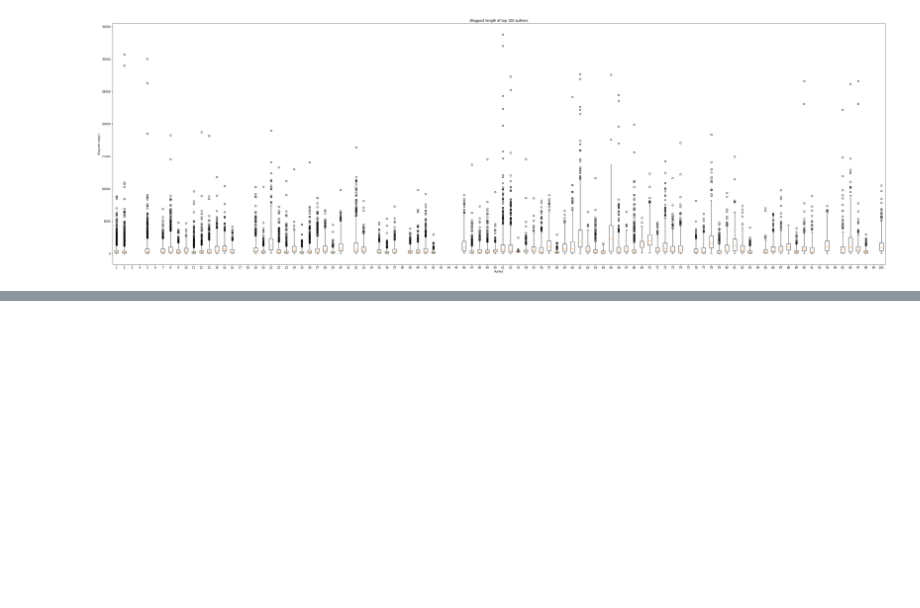
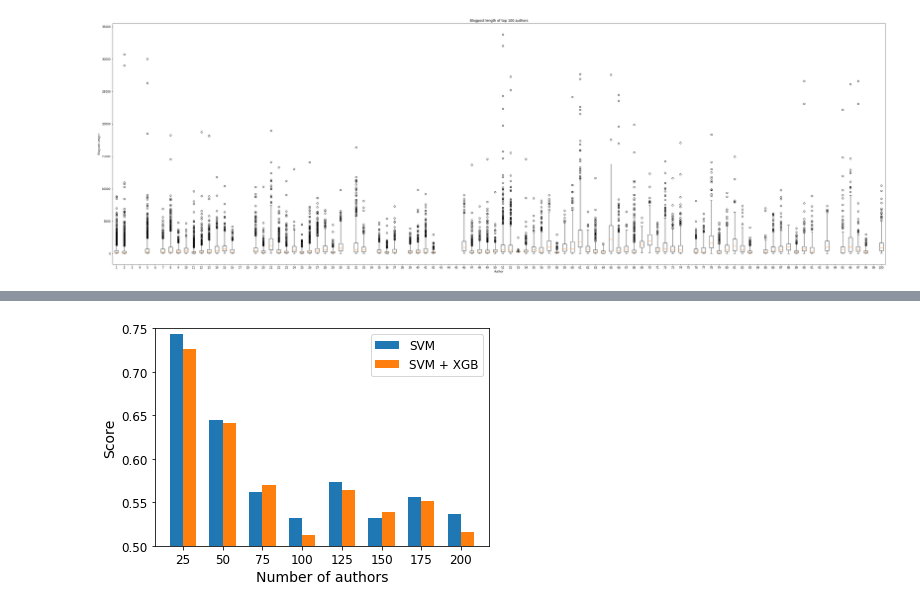
Before and after one commit to lnkuiper/txmm-project, a Jupyter notebook: notebooks/data-analysis.ipynb, the cells around one changed output, grey strips where cells are left out. Saved outputs shown, nothing was run; the diff lists cells and outputs as text; code cells hidden in the pictures; blank space fills up the shorter version.

```diff
--- a/notebooks/data-analysis.ipynb
+++ b/notebooks/data-analysis.ipynb
@@ -98,0 +161,16 @@ df_filt.to_csv('../data/blogtext_selection_noduplicates.csv',index=False)
+# %%
+indices = range(dps)
+names = [str(25*(i+1)) for i in range(dps)]
+width = np.min(np.diff(indices))/3.
+plt.bar(indices-width/2., train_f1s[:dps], width)
+plt.bar(indices+width/2., xgb_train_scores[:dps], width)
+plt.legend(['SVM', 'SVM + XGB'], fontsize=12)
+plt.ylim((0.5, 0.75))
+plt.xticks(indices, names, fontsize=12)
+plt.yticks(fontsize=12)
+plt.xlabel('Number of authors', fontsize=14)
+plt.ylabel('Score', fontsize=14)
+plt.savefig('train_scores.eps', format='eps', bbox_inches='tight')
+plt.show()
+# %% [output]
+[figure, added]
```
Also changed, not shown: parts of 8 cells of this notebook, 7 other files.
